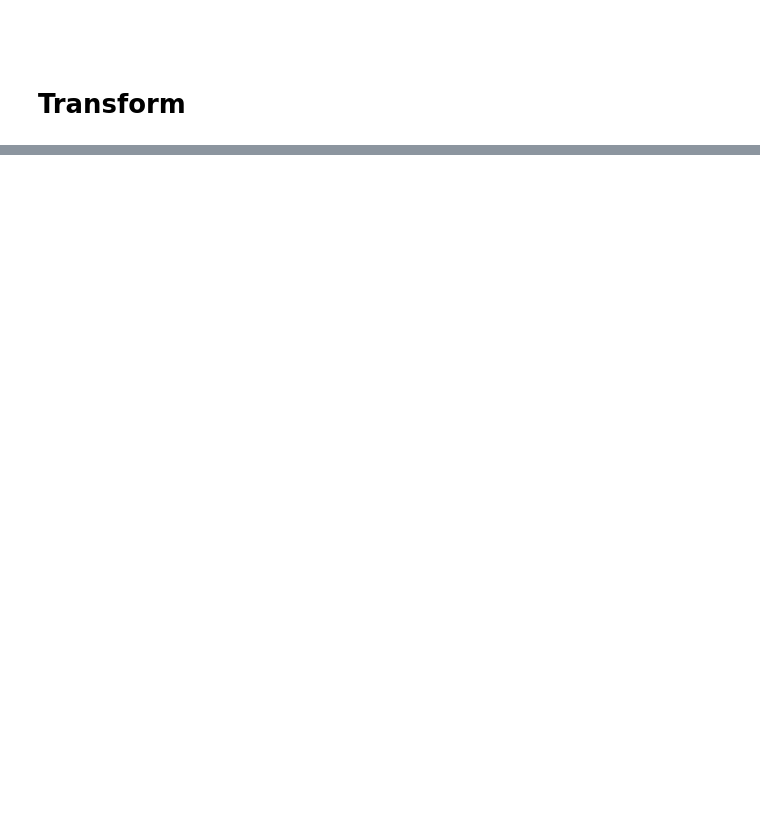
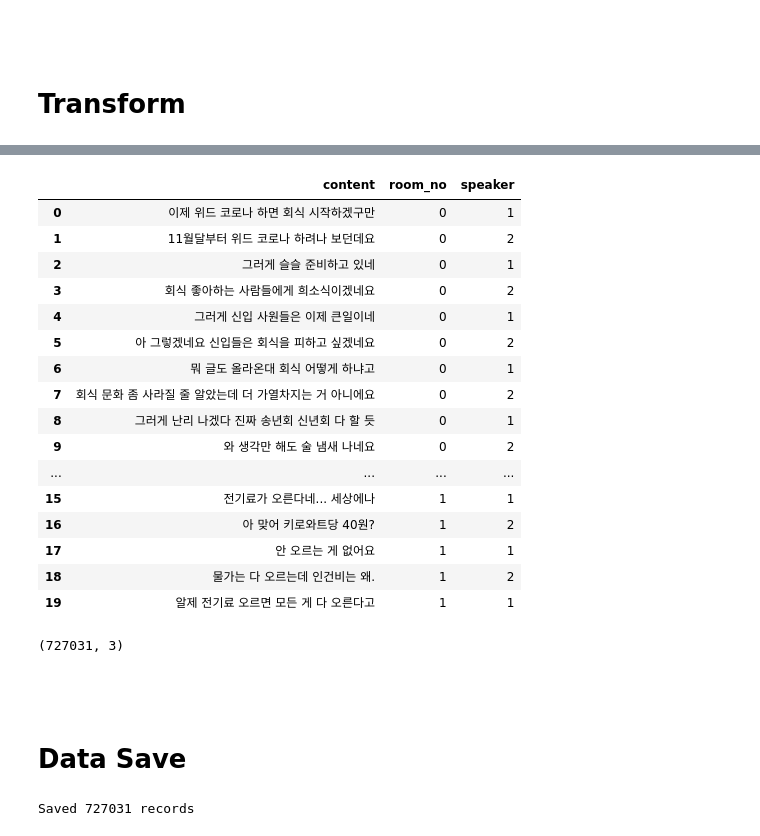
Before and after one commit to hipster4020/generation_model, a Jupyter notebook: src/processing/preprocessing.ipynb, the cells around one changed output, grey strips where cells are left out. Saved outputs shown, nothing was run; the diff lists cells and outputs as text; code cells hidden in the pictures; blank space fills up the shorter version.

Commit message:
create data

```diff
--- a/src/processing/preprocessing.ipynb
+++ b/src/processing/preprocessing.ipynb
@@ -170,0 +210,8 @@ split_data : ['1:너는 최근에 무슨 영화 봤어?', '2:최근에 영화관
+# %%
+df.rename(columns={0:'content', 'index':'room'}, inplace=True)
+# %%
+df['room_no'] = df.room.apply(lambda x: x[:1])
+# %%
+df['speaker'] = df.content.apply(lambda x: x[:1])
+# %%
+df['content'] = df.content.apply(lambda x: x.replace('1:', '').replace('2:', ''))
@@ -170,0 +220,32 @@ split_data : ['1:너는 최근에 무슨 영화 봤어?', '2:최근에 영화관
+# %%
+df.head(20)
+# %% [output]
+|  | content | room_no | speaker |
+| 0 | 이제 위드 코로나 하면 회식 시작하겠구만 | 0 | 1 |
+| 1 | 11월달부터 위드 코로나 하려나 보던데요 | 0 | 2 |
+| 2 | 그러게 슬슬 준비하고 있네 | 0 | 1 |
+| 3 | 회식 좋아하는 사람들에게 희소식이겠네요 | 0 | 2 |
+| 4 | 그러게 신입 사원들은 이제 큰일이네 | 0 | 1 |
+| 5 | 아 그렇겠네요 신입들은 회식을 피하고 싶겠네요 | 0 | 2 |
+| 6 | 뭐 글도 올라온대 회식 어떻게 하냐고 | 0 | 1 |
+| 7 | 회식 문화 좀 사라질 줄 알았는데 더 가열차지는 거 아니에요 | 0 | 2 |
+| 8 | 그러게 난리 나겠다 진짜 송년회 신년회 다 할 듯 | 0 | 1 |
+| 9 | 와 생각만 해도 술 냄새 나네요 | 0 | 2 |
+| ... | ... | ... | ... |
+| 15 | 전기료가 오른다네... 세상에나 | 1 | 1 |
+| 16 | 아 맞어 키로와트당 40원? | 1 | 2 |
+| 17 | 안 오르는 게 없어요 | 1 | 1 |
+| 18 | 물가는 다 오르는데 인건비는 왜. | 1 | 2 |
+| 19 | 알제 전기료 오르면 모든 게 다 오른다고 | 1 | 1 |
+# %%
+df.shape
+# %% [output]
+(727031, 3)
+# %% [markdown]
+#
+# %% [markdown]
+# Data Save
+# %%
+fm.save(config.train_pickle, df)
+# %% [output]
+Saved 727031 records
```
Also changed, not shown: parts of 13 cells of this notebook.
